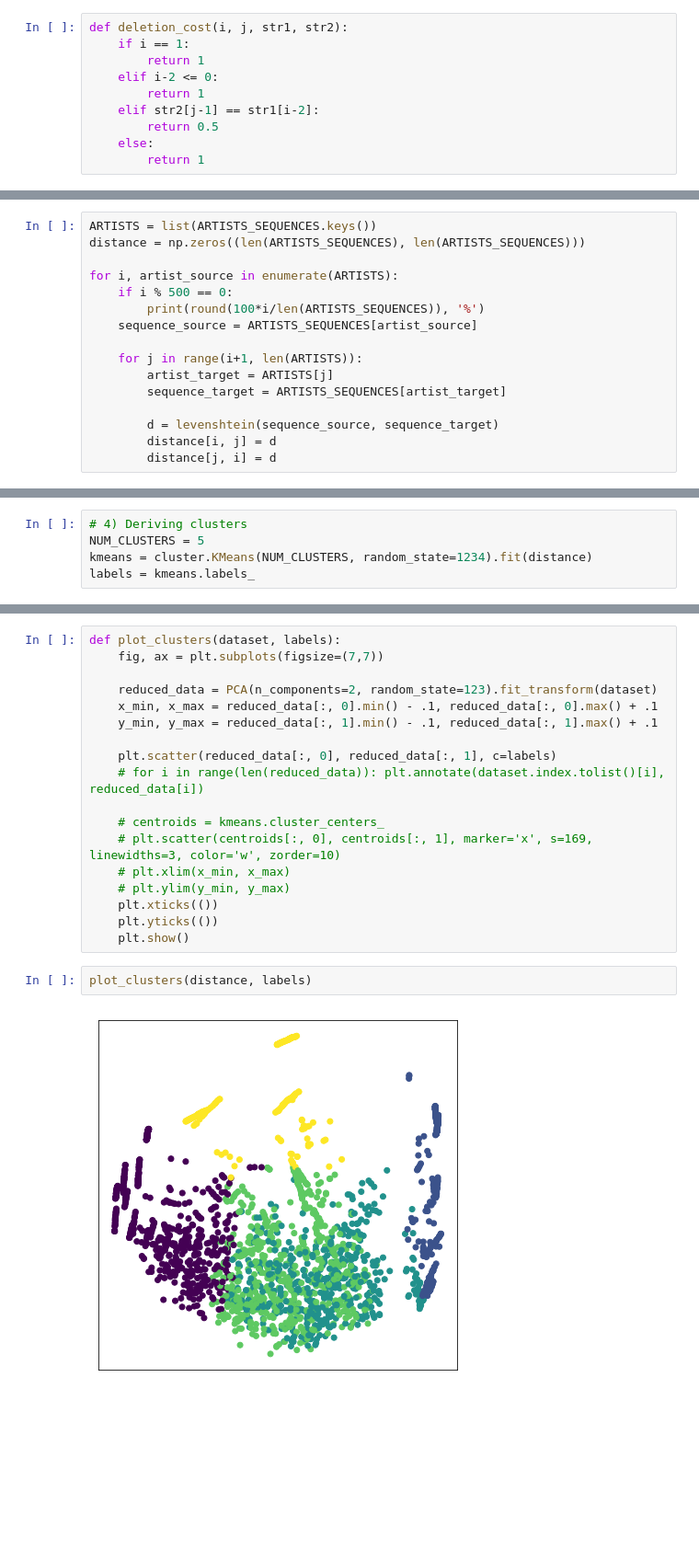
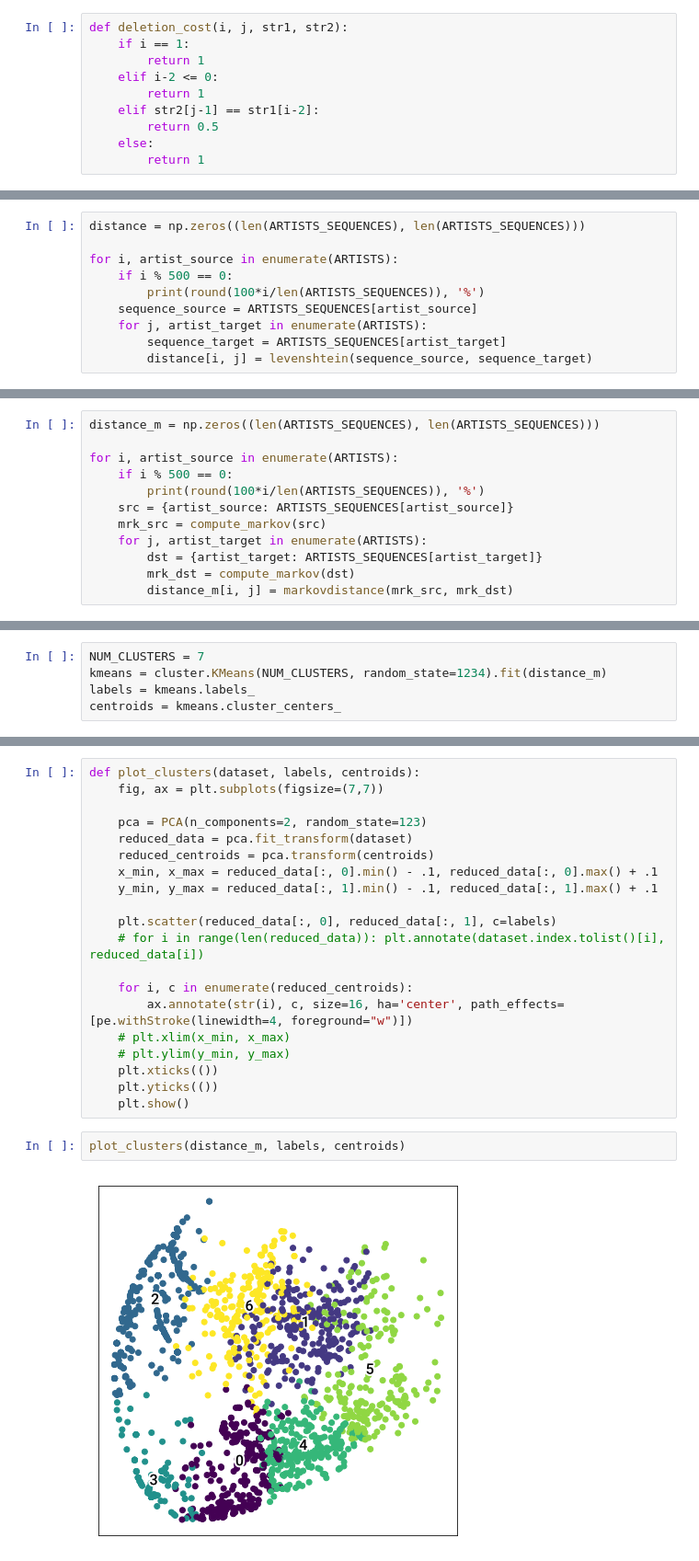
Before and after one commit to medialab/gender_art, a Jupyter notebook: trajectories/museums trajectories.ipynb, the cells around one changed output, grey strips where cells are left out. Shown at 92% size. Drawn from its saved outputs; the diff is of its cells as text; blank space fills up the shorter version.

```diff
--- a/trajectories/museums trajectories.ipynb
+++ b/trajectories/museums trajectories.ipynb
@@ -210,18 +300,12 @@ for i, row in authors.iterrows():
 # %%
-ARTISTS = list(ARTISTS_SEQUENCES.keys())
 distance = np.zeros((len(ARTISTS_SEQUENCES), len(ARTISTS_SEQUENCES)))
 
 for i, artist_source in enumerate(ARTISTS):
     if i % 500 == 0:
         print(round(100*i/len(ARTISTS_SEQUENCES)), '%')
     sequence_source = ARTISTS_SEQUENCES[artist_source]
-
-    for j in range(i+1, len(ARTISTS)):
-        artist_target = ARTISTS[j]
+    for j, artist_target in enumerate(ARTISTS):
         sequence_target = ARTISTS_SEQUENCES[artist_target]
-
-        d = levenshtein(sequence_source, sequence_target)
-        distance[i, j] = d
-        distance[j, i] = d
+        distance[i, j] = levenshtein(sequence_source, sequence_target)
 # %% [output]
 0 %
@@ -227,0 +317,12 @@ for i, artist_source in enumerate(ARTISTS):
+# %%
+distance_m = np.zeros((len(ARTISTS_SEQUENCES), len(ARTISTS_SEQUENCES)))
+
+for i, artist_source in enumerate(ARTISTS):
+    if i % 500 == 0:
+        print(round(100*i/len(ARTISTS_SEQUENCES)), '%')
+    src = {artist_source: ARTISTS_SEQUENCES[artist_source]}
+    mrk_src = compute_markov(src)
+    for j, artist_target in enumerate(ARTISTS):
+        dst = {artist_target: ARTISTS_SEQUENCES[artist_target]}
+        mrk_dst = compute_markov(dst)
+        distance_m[i, j] = markovdistance(mrk_src, mrk_dst)
@@ -228,5 +336,5 @@ for i, artist_source in enumerate(ARTISTS):
 # %%
-# 4) Deriving clusters
-NUM_CLUSTERS = 5
-kmeans = cluster.KMeans(NUM_CLUSTERS, random_state=1234).fit(distance)
+NUM_CLUSTERS = 7
+kmeans = cluster.KMeans(NUM_CLUSTERS, random_state=1234).fit(distance_m)
 labels = kmeans.labels_
+centroids = kmeans.cluster_centers_
@@ -233,22 +343,24 @@ labels = kmeans.labels_
 # %%
-def plot_clusters(dataset, labels):
+def plot_clusters(dataset, labels, centroids):
     fig, ax = plt.subplots(figsize=(7,7))
 
-    reduced_data = PCA(n_components=2, random_state=123).fit_transform(dataset)
+    pca = PCA(n_components=2, random_state=123)
+    reduced_data = pca.fit_transform(dataset)
+    reduced_centroids = pca.transform(centroids)
     x_min, x_max = reduced_data[:, 0].min() - .1, reduced_data[:, 0].max() + .1
     y_min, y_max = reduced_data[:, 1].min() - .1, reduced_data[:, 1].max() + .1
 
     plt.scatter(reduced_data[:, 0], reduced_data[:, 1], c=labels)
     # for i in range(len(reduced_data)): plt.annotate(dataset.index.tolist()[i], reduced_data[i])
 
-    # centroids = kmeans.cluster_centers_
-    # plt.scatter(centroids[:, 0], centroids[:, 1], marker='x', s=169, linewidths=3, color='w', zorder=10)
+    for i, c in enumerate(reduced_centroids):
+        ax.annotate(str(i), c, size=16, ha='center', path_effects=[pe.withStroke(linewidth=4, foreground="w")])
     # plt.xlim(x_min, x_max)
     # plt.ylim(y_min, y_max)
     plt.xticks(())
     plt.yticks(())
     plt.show()
 # %%
-plot_clusters(distance, labels)
+plot_clusters(distance_m, labels, centroids)
 # %% [output]
-[figure, old version]
+[figure, new version]
```
Also changed, not shown: parts of 44 cells of this notebook.
